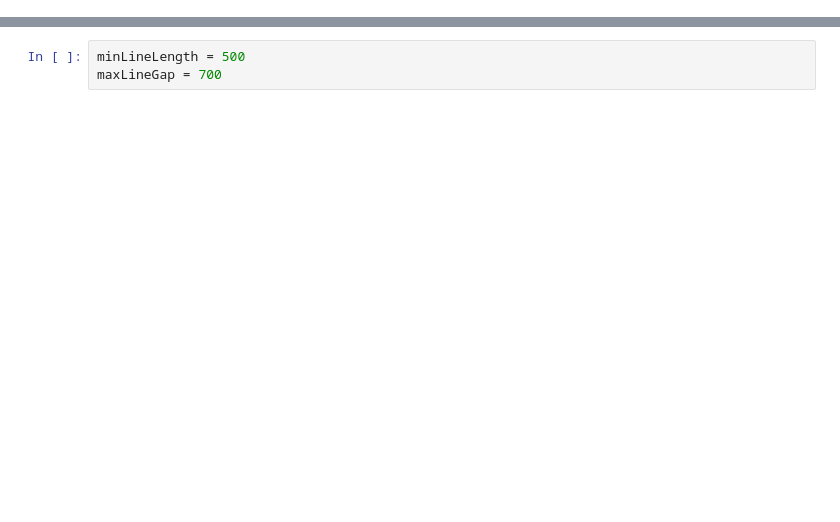
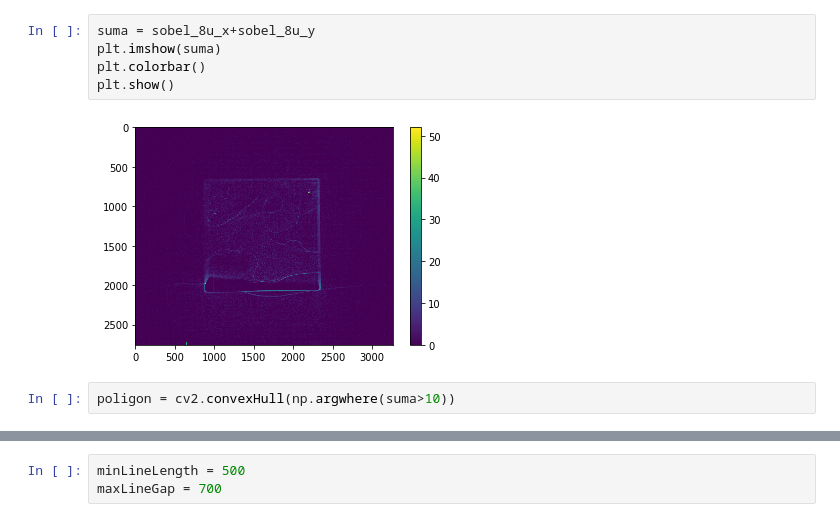
Before and after one commit to JosephPB/proyectito, a Jupyter notebook: complexhull.ipynb, the cells around one changed output, grey strips where cells are left out. Drawn from its saved outputs; the diff is of its cells as text; blank space fills up the shorter version.

```diff
--- a/complexhull.ipynb
+++ b/complexhull.ipynb
@@ -30,0 +37,9 @@ plt.show()
+# %%
+suma = sobel_8u_x+sobel_8u_y
+plt.imshow(suma)
+plt.colorbar()
+plt.show()
+# %% [output]
+[figure, added]
+# %%
+poligon = cv2.convexHull(np.argwhere(suma>10))
```
Also changed, not shown: parts of 18 cells of this notebook.
